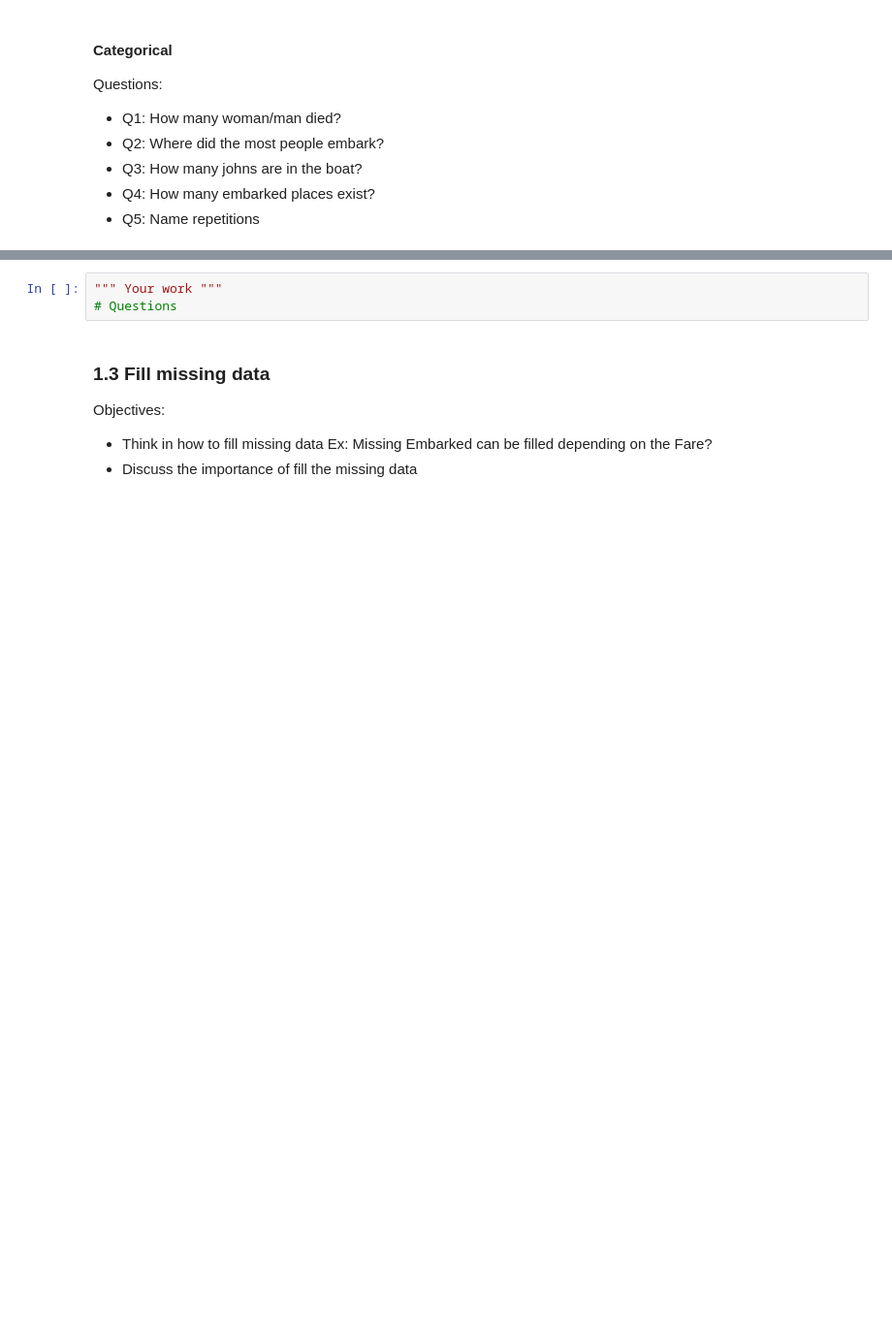
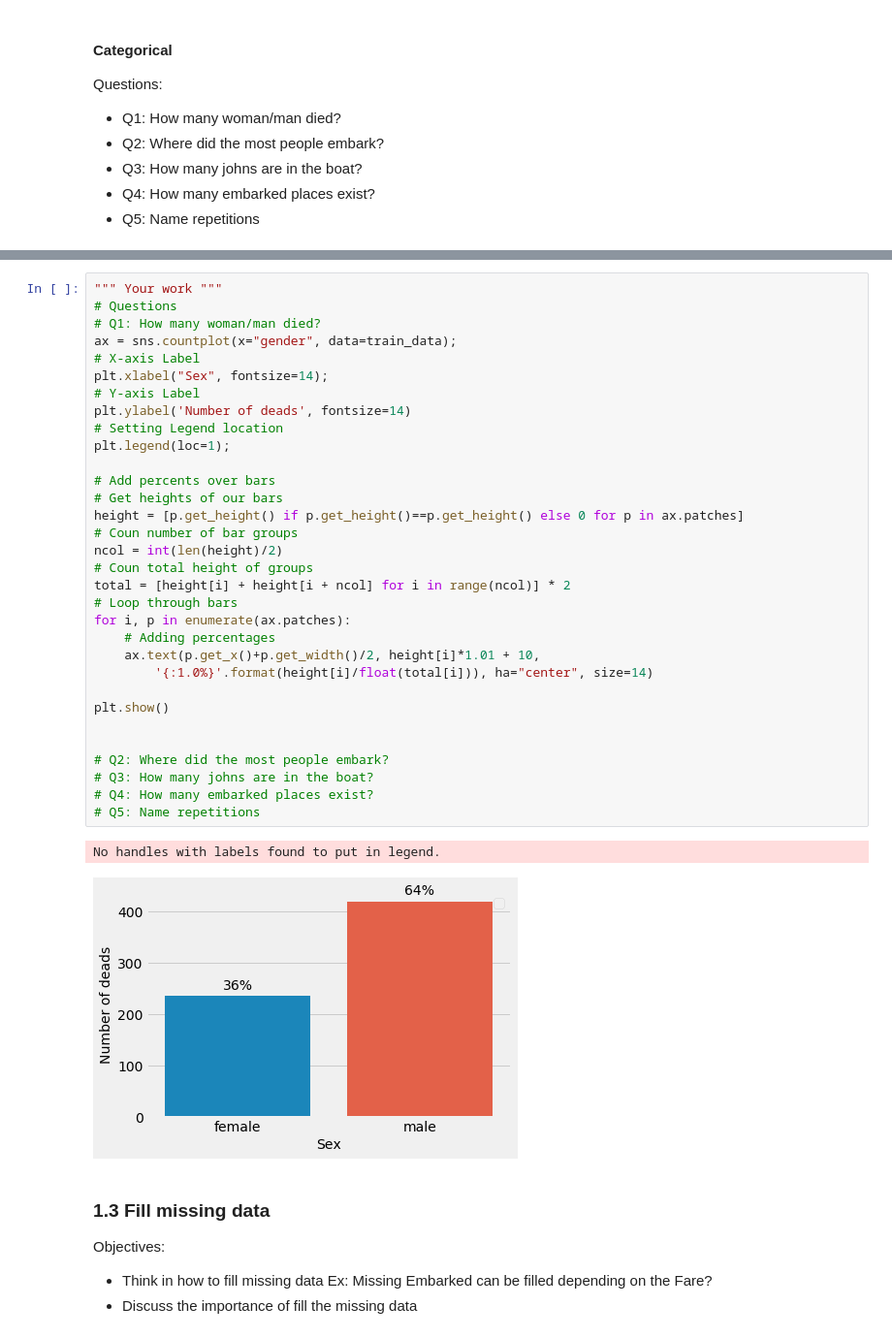
Before and after one commit to bzminds/machineLearningCourse, a Jupyter notebook: Week1/Week1.ipynb, the cells around one changed output, grey strips where cells are left out. Shown at 97% size. Drawn from its saved outputs; the diff is of its cells as text; blank space fills up the shorter version.

```diff
--- a/Week1/Week1.ipynb
+++ b/Week1/Week1.ipynb
@@ -136,6 +188,38 @@ plt.show()
-# %%
-""" Your work """
-# Questions
+# %%
+""" Your work """
+# Questions
+# Q1: How many woman/man died?
+ax = sns.countplot(x="gender", data=train_data);
+# X-axis Label
+plt.xlabel("Sex", fontsize=14);
+# Y-axis Label
+plt.ylabel('Number of deads', fontsize=14)
+# Setting Legend location
+plt.legend(loc=1);
+
+# Add percents over bars
+# Get heights of our bars
+height = [p.get_height() if p.get_height()==p.get_height() else 0 for p in ax.patches]
+# Coun number of bar groups
+ncol = int(len(height)/2)
+# Coun total height of groups
+total = [height[i] + height[i + ncol] for i in range(ncol)] * 2
+# Loop through bars
+for i, p in enumerate(ax.patches):
+    # Adding percentages
+    ax.text(p.get_x()+p.get_width()/2, height[i]*1.01 + 10,
+        '{:1.0%}'.format(height[i]/float(total[i])), ha="center", size=14)
+
+plt.show()
+
+
+# Q2: Where did the most people embark?
+# Q3: How many johns are in the boat?
+# Q4: How many embarked places exist?
+# Q5: Name repetitions
+# %% [output]
+No handles with labels found to put in legend.
+[figure, added]
 # %% [markdown]
 ### 1.3 Fill missing data
 Objectives:
```
Also changed, not shown: parts of 5 cells of this notebook, 1 other file.
